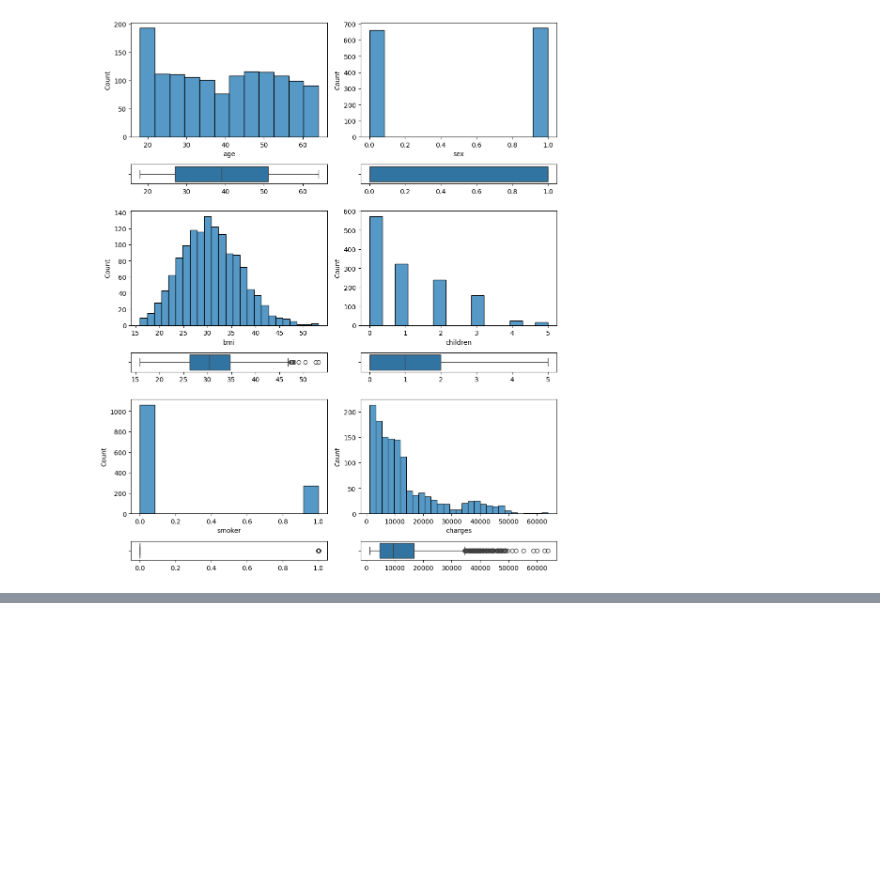
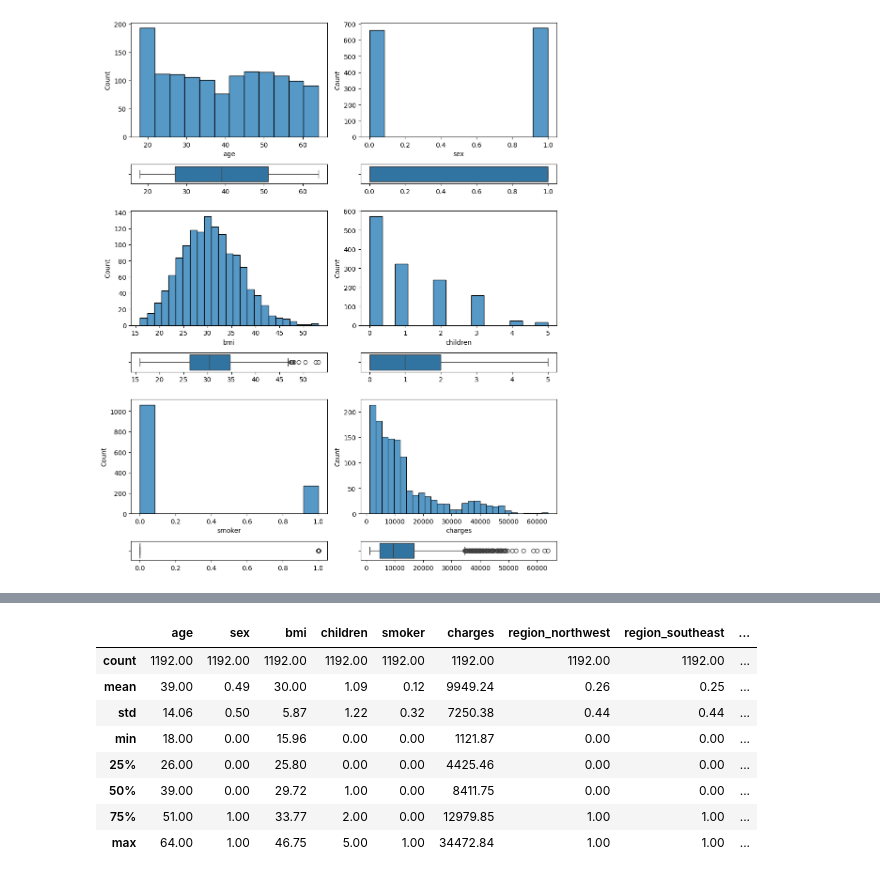
Before and after one commit to Nonpoint93/medical-insurance, a Jupyter notebook: src/explore.ipynb, the cells around one changed output, grey strips where cells are left out. Cells and saved outputs as stored; diff of their text form; code cells hidden in the pictures; blank space fills up the shorter version.

```diff
--- a/src/explore.ipynb
+++ b/src/explore.ipynb
@@ -146,0 +207,2 @@ Coefficients (b1, b2): [3472.97555343  -50.74967467 1927.82825101  636.5011853
+# %%
+outlier_info = identify_outliers(dataframe)
@@ -146,0 +227,30 @@ Coefficients (b1, b2): [3472.97555343  -50.74967467 1927.82825101  636.5011853
+# %%
+def remove_outliers(df, outlier_info):
+
+    for col, info in outlier_info.items():
+        if col == 'smoke' or col.startswith('region_'):
+            continue
+        lower_limit = info['lower_bound']
+        upper_limit = info['upper_bound']
+
+        if lower_limit < 0:
+            df = df[df[col] >= lower_limit]
+        if upper_limit > 0:
+            df = df[df[col] <= upper_limit]
+
+
+    return df
+# %%
+dataframe_without_outliers = remove_outliers(dataframe, outlier_info)
+
+dataframe_without_outliers.describe().round(2)
+# %% [output]
+|  | age | sex | bmi | children | smoker | charges | region_northwest | region_southeast | ... |
+| count | 1192.00 | 1192.00 | 1192.00 | 1192.00 | 1192.00 | 1192.00 | 1192.00 | 1192.00 | ... |
+| mean | 39.00 | 0.49 | 30.00 | 1.09 | 0.12 | 9949.24 | 0.26 | 0.25 | ... |
+| std | 14.06 | 0.50 | 5.87 | 1.22 | 0.32 | 7250.38 | 0.44 | 0.44 | ... |
+| min | 18.00 | 0.00 | 15.96 | 0.00 | 0.00 | 1121.87 | 0.00 | 0.00 | ... |
+| 25% | 26.00 | 0.00 | 25.80 | 0.00 | 0.00 | 4425.46 | 0.00 | 0.00 | ... |
+| 50% | 39.00 | 0.00 | 29.72 | 1.00 | 0.00 | 8411.75 | 0.00 | 0.00 | ... |
+| 75% | 51.00 | 1.00 | 33.77 | 2.00 | 0.00 | 12979.85 | 1.00 | 1.00 | ... |
+| max | 64.00 | 1.00 | 46.75 | 5.00 | 1.00 | 34472.84 | 1.00 | 1.00 | ... |
```
Also changed, not shown: parts of 22 cells of this notebook.
